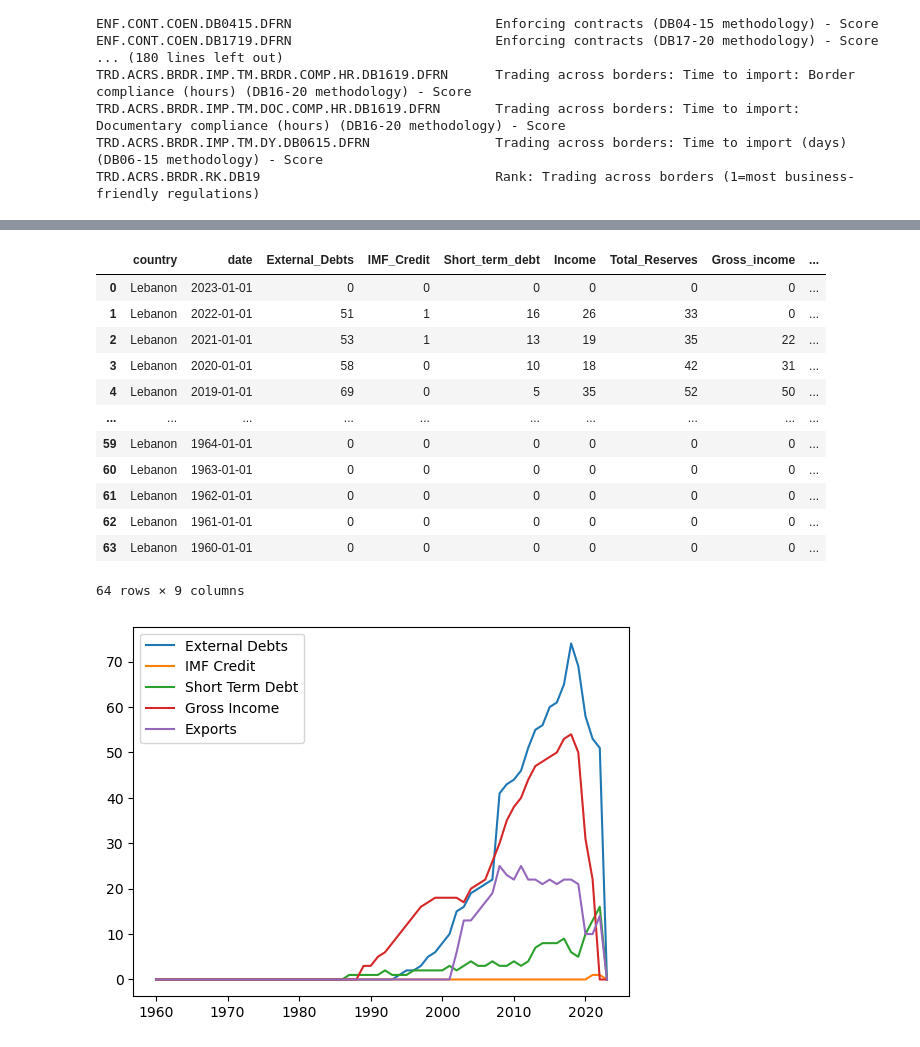
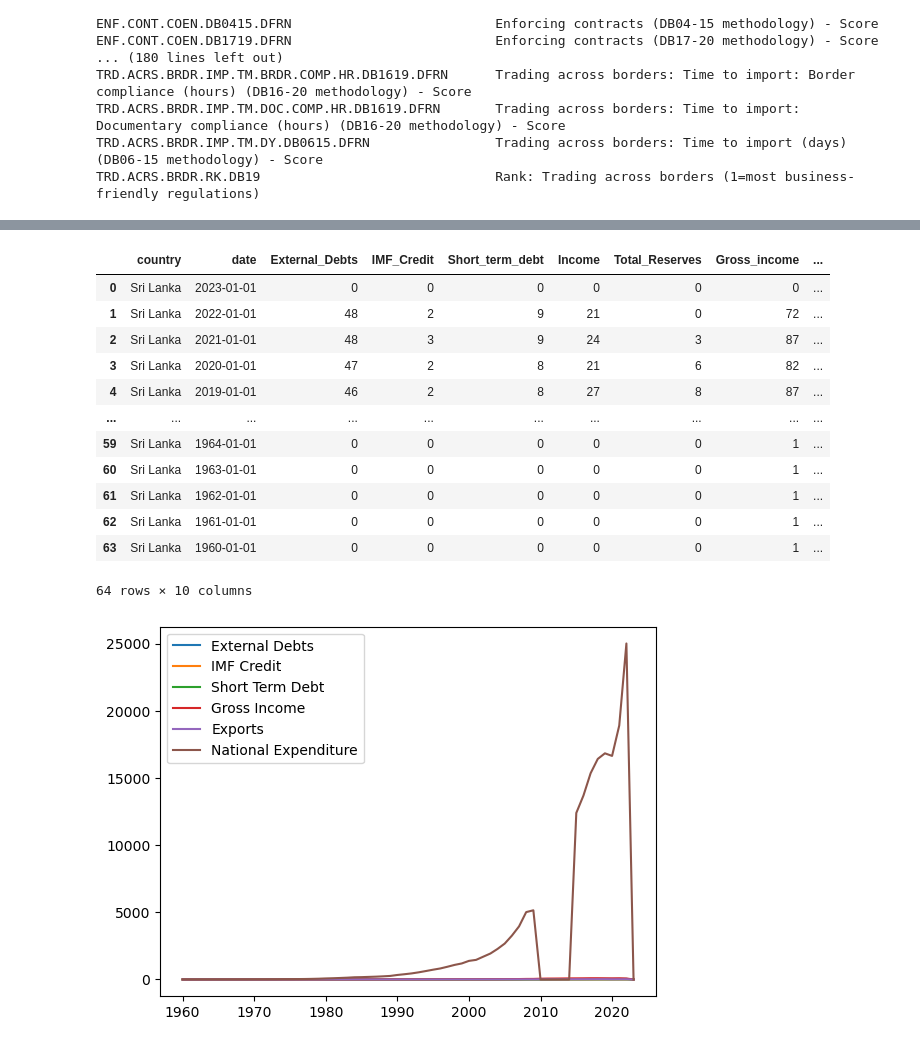
Before and after one commit to pullz6/Debt_Analysis, a Jupyter notebook: Getting-Debt-Stats-from-API.ipynb, the cells around one changed output, grey strips where cells are left out. Cells and saved outputs as stored; diff of their text form; code cells hidden in the pictures.

```diff
--- a/Getting-Debt-Stats-from-API.ipynb
+++ b/Getting-Debt-Stats-from-API.ipynb
@@ -51,9 +51,9 @@ TRD.ACRS.BRDR.IMP.TM.DOC.COMP.HR.DB1619.DFRN       Trading across borders: Time
 TRD.ACRS.BRDR.IMP.TM.DY.DB0615.DFRN                Trading across borders: Time to import (days) (DB06-15 methodology) - Score
 TRD.ACRS.BRDR.RK.DB19                              Rank: Trading across borders (1=most business-friendly regulations)
 # %%
-countries = ['LBN']
+countries = ['LKA']
 # %%
-indicators = {"DT.DOD.DLXF.CD": "External_Debts","DT.DOD.DIMF.CD":"IMF_Credit","DT.DOD.DSTC.CD":"Short_term_debt","BM.GSR.TOTL.CD": "Income","FI.RES.TOTL.CD":"Total_Reserves","NY.GNP.MKTP.CD":"Gross_income","BX.GSR.TOTL.CD":"Exports"}
+indicators = {"DT.DOD.DLXF.CD": "External_Debts","DT.DOD.DIMF.CD":"IMF_Credit","DT.DOD.DSTC.CD":"Short_term_debt","BM.GSR.TOTL.CD": "Income","FI.RES.TOTL.CD":"Total_Reserves","NY.GNP.MKTP.CD":"Gross_income","BX.GSR.TOTL.CD":"Exports","NE.DAB.TOTL.CN":"National_Expenditure"}
 # %%
 df = wbdata.get_dataframe(indicators, country=countries, parse_dates=True, keep_levels =True)
 # %%
@@ -90,30 +90,32 @@ df['IMF_Credit'] = df['IMF_Credit'].apply(formatNum)
 df['Short_term_debt'] = df['Short_term_debt'].apply(formatNum)
 df['Gross_income'] = df['Gross_income'].apply(formatNum)
 df['Exports'] = df['Exports'].apply(formatNum)
+df['National_Expenditure'] = df['National_Expenditure'].apply(formatNum)
 # %%
 df
 # %% [output]
 |  | country | date | External_Debts | IMF_Credit | Short_term_debt | Income | Total_Reserves | Gross_income | ... |
-| 0 | Lebanon | 2023-01-01 | 0 | 0 | 0 | 0 | 0 | 0 | ... |
-| 1 | Lebanon | 2022-01-01 | 51 | 1 | 16 | 26 | 33 | 0 | ... |
-| 2 | Lebanon | 2021-01-01 | 53 | 1 | 13 | 19 | 35 | 22 | ... |
-| 3 | Lebanon | 2020-01-01 | 58 | 0 | 10 | 18 | 42 | 31 | ... |
-| 4 | Lebanon | 2019-01-01 | 69 | 0 | 5 | 35 | 52 | 50 | ... |
+| 0 | Sri Lanka | 2023-01-01 | 0 | 0 | 0 | 0 | 0 | 0 | ... |
+| 1 | Sri Lanka | 2022-01-01 | 48 | 2 | 9 | 21 | 0 | 72 | ... |
+| 2 | Sri Lanka | 2021-01-01 | 48 | 3 | 9 | 24 | 3 | 87 | ... |
+| 3 | Sri Lanka | 2020-01-01 | 47 | 2 | 8 | 21 | 6 | 82 | ... |
+| 4 | Sri Lanka | 2019-01-01 | 46 | 2 | 8 | 27 | 8 | 87 | ... |
 | ... | ... | ... | ... | ... | ... | ... | ... | ... | ... |
-| 59 | Lebanon | 1964-01-01 | 0 | 0 | 0 | 0 | 0 | 0 | ... |
-| 60 | Lebanon | 1963-01-01 | 0 | 0 | 0 | 0 | 0 | 0 | ... |
-| 61 | Lebanon | 1962-01-01 | 0 | 0 | 0 | 0 | 0 | 0 | ... |
-| 62 | Lebanon | 1961-01-01 | 0 | 0 | 0 | 0 | 0 | 0 | ... |
-| 63 | Lebanon | 1960-01-01 | 0 | 0 | 0 | 0 | 0 | 0 | ... |
+| 59 | Sri Lanka | 1964-01-01 | 0 | 0 | 0 | 0 | 0 | 1 | ... |
+| 60 | Sri Lanka | 1963-01-01 | 0 | 0 | 0 | 0 | 0 | 1 | ... |
+| 61 | Sri Lanka | 1962-01-01 | 0 | 0 | 0 | 0 | 0 | 1 | ... |
+| 62 | Sri Lanka | 1961-01-01 | 0 | 0 | 0 | 0 | 0 | 1 | ... |
+| 63 | Sri Lanka | 1960-01-01 | 0 | 0 | 0 | 0 | 0 | 1 | ... |
-64 rows × 9 columns
+64 rows × 10 columns
 # %%
 plt.figure()
 plt.plot(df['date'],df['External_Debts'],label='External Debts')
 plt.plot(df['date'],df['IMF_Credit'],label='IMF Credit')
 plt.plot(df['date'],df['Short_term_debt'],label='Short Term Debt')
 plt.plot(df['date'],df['Gross_income'],label='Gross Income')
 plt.plot(df['date'],df['Exports'],label='Exports')
+plt.plot(df['date'],df['National_Expenditure'],label='National Expenditure')
 plt.legend()
 plt.show()
 # %% [output]
-[figure, old version]
+[figure, new version]
```
Also changed, not shown: parts of 1 cell of this notebook.
